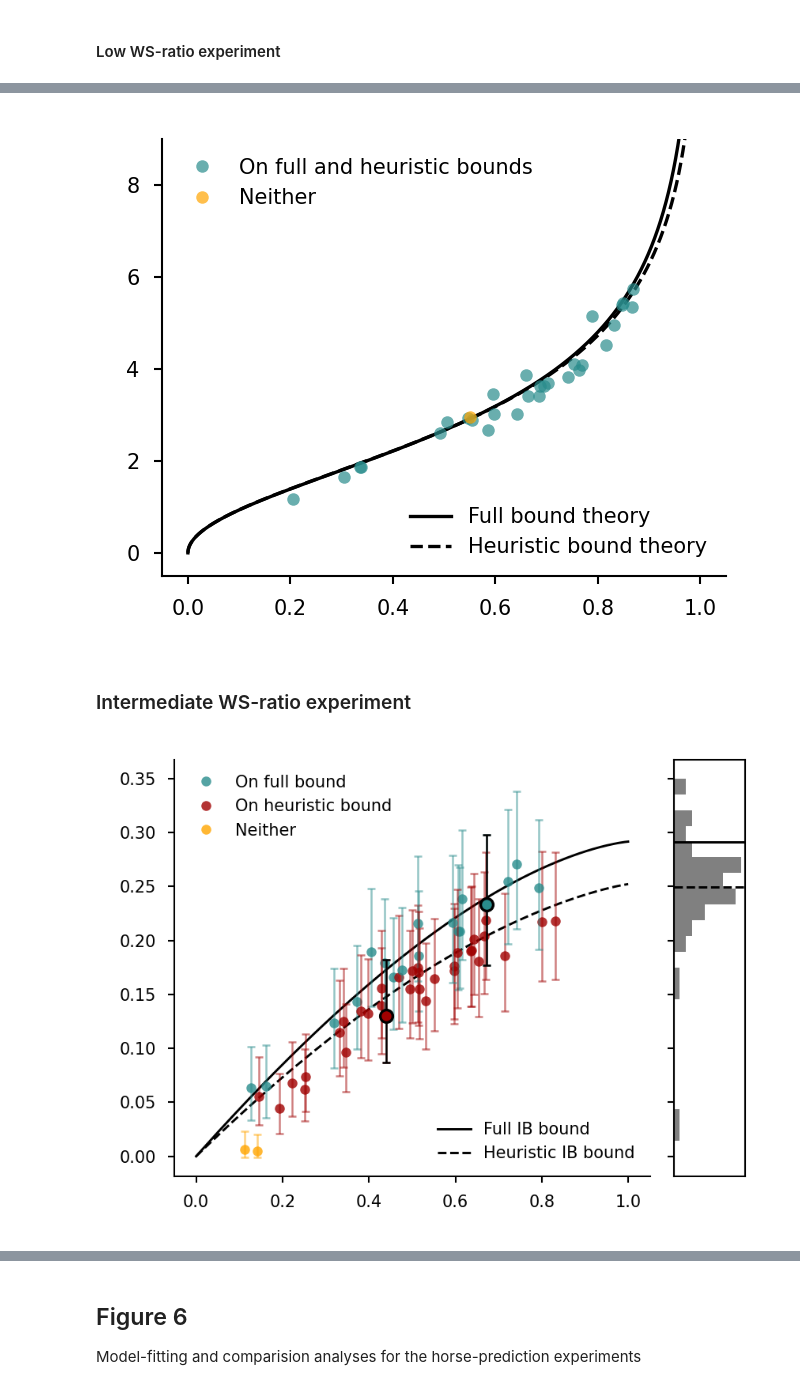
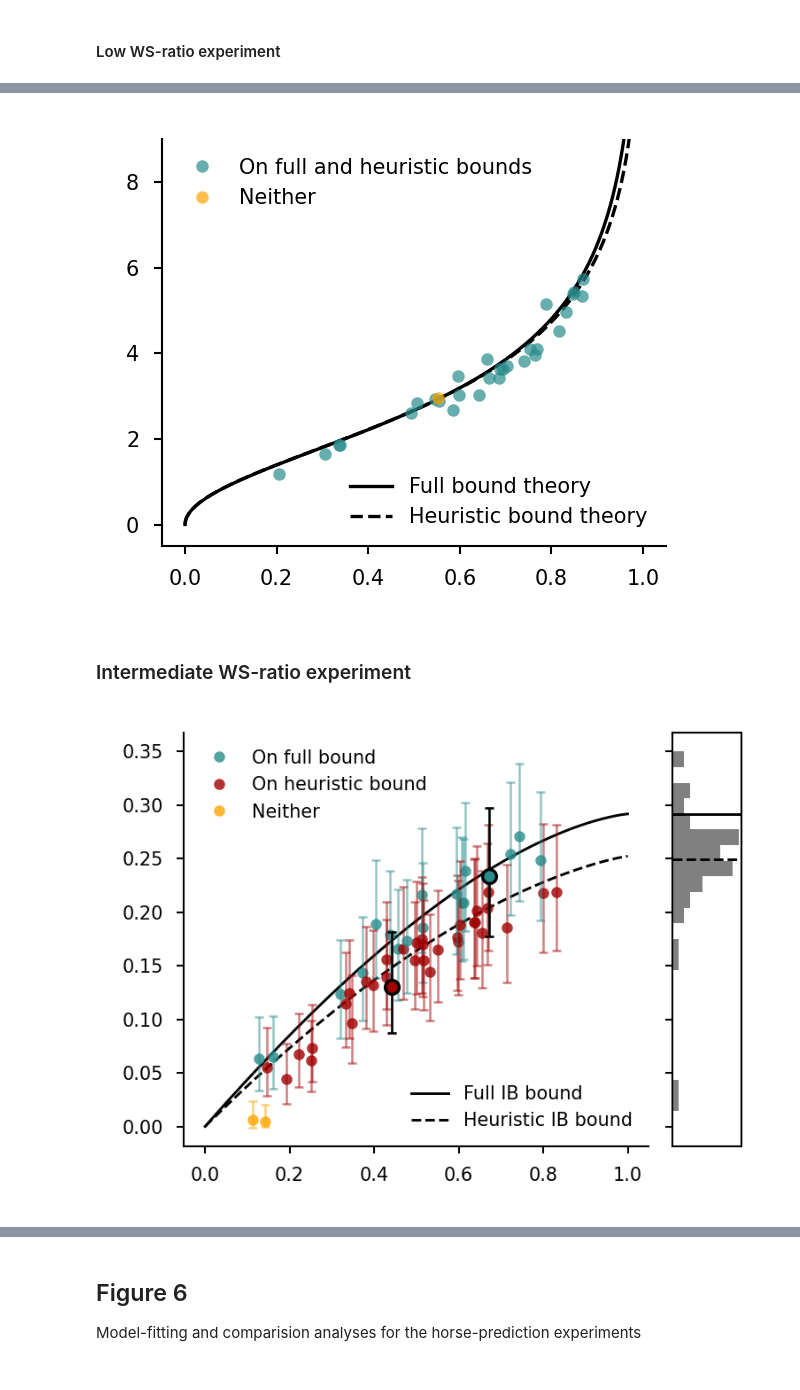
Before and after one commit to jacobaparker/human-inference-IB, a Jupyter notebook: main_analyses_figures.ipynb, the cells around one changed output, grey strips where cells are left out. Saved outputs shown, nothing was run; the diff lists cells and outputs as text; code cells hidden in the pictures.

```diff
--- a/main_analyses_figures.ipynb
+++ b/main_analyses_figures.ipynb
@@ -564,7 +569,7 @@ ibdf_beads[conds]['bound_class'].value_counts()
 choicedf_beads = pd.read_csv(beads_datadir + 'sj-psychometric-data.csv')
 postdf_beads = pd.read_csv(beads_datadir + 'strat-post-probs.csv')
 
-fig, axs = plt.subplots(2,2, figsize=(2.25,2), dpi=300)
+fig, axs = plt.subplots(2,2, figsize=(2.3,2.05), dpi=300)
 
 strats = ['fully-optimal','1-back']
 strat_colors = {
@@ -591,6 +596,6 @@ for ii, sj in enumerate(highlighted_sjs):
             axs[ii,jj].set_xticklabels([])
         if jj == 1:
             axs[ii,jj].set_yticklabels([])
-plt.tight_layout()
+plt.tight_layout(pad=1)
 savefig(fig, 'Figure3/figure3_beads_PMFs')
 # %% [output]
@@ -604,7 +609,7 @@ alldata_beads = pd.merge(ibdf_beads, modeldf_beads, on=['subject_ID', 'subject_i
 
 conds = (alldata_beads['Ixr'] >= 0.05) & (alldata_beads['run']==2)
 
-fig, ax = plt.subplots(figsize=(2.3, 1.9), dpi=300)
+fig, ax = plt.subplots(figsize=(2.1, 1.8), dpi=300)
 
 ib_theory, = ax.plot(emp_softmax_curve_opt_beads['I_XR'], emp_softmax_curve_opt_beads['betastar'], 'k', alpha=1,linewidth=0.8,label='Full bound theory')
 heur_theory, = ax.plot(emp_softmax_curve_heur_beads['I_XR'], emp_softmax_curve_heur_beads['betastar'], '--k', alpha=1,linewidth=0.8,label='Heuristic bound theory')
@@ -1045,7 +1059,7 @@ ibdf_ = ibdf_dict[exp].copy()
 
 conds = (ibdf_['exclude_Ixr'] == 0)
 
-fig, ax = plt.subplots(figsize=(3, 2.2), dpi=300)
+fig, ax = plt.subplots(figsize=(2.7, 2), dpi=300)
 
 full_bound, = ax.plot(bound_dict_horses[stats]['full']['I_XR'], bound_dict_horses[stats]['full']['I_RY'], 'k', linewidth=0.7, label='Full IB bound')
 heur_bound, = ax.plot(bound_dict_horses[stats]['equal-weights']['I_XR'], bound_dict_horses[stats]['equal-weights']['I_RY'], '--k', linewidth=0.7, label='Heuristic IB bound')
@@ -1169,7 +1188,7 @@ alldata_dict[exp] = alldata_.copy()
 
 conds = (alldata_['exclude_Ixr'] == 0)
 
-fig, ax = plt.subplots(figsize=(2.3, 1.9), dpi=300)
+fig, ax = plt.subplots(figsize=(2.1, 1.8), dpi=300)
 
 ib_theory, = ax.plot(softmax_dict_horses[stats]['full']['I_XR'], softmax_dict_horses[stats]['full']['betastar'], 'k', alpha=1,linewidth=0.8,label='Full bound theory')
 heur_theory, = ax.plot(softmax_dict_horses[stats]['equal-weights']['I_XR'], softmax_dict_horses[stats]['equal-weights']['betastar'], '--k', alpha=1,linewidth=0.8,label='Heuristic bound theory')
@@ -1190,7 +1209,7 @@ format_axis(ax)
 plt.tight_layout()
 savefig(fig, 'Figure5/figure5_horses_lowWS_betastar_vs_Ixr')
 # %% [output]
-[figure, old version]
+[figure, new version]
 # %% [markdown]
 ### Intermediate WS-ratio experiment
 # %%
@@ -1208,7 +1227,7 @@ ibdf_ = ibdf_dict[exp].copy()
 
 conds = (ibdf_['exclude_Ixr'] == 0)
 
-fig, ax = plt.subplots(figsize=(3, 2.2), dpi=300)
+fig, ax = plt.subplots(figsize=(2.7, 2), dpi=300)
 
 full_bound, = ax.plot(bound_dict_horses[stats]['full']['I_XR'], bound_dict_horses[stats]['full']['I_RY'], 'k', linewidth=0.7, label='Full IB bound')
 heur_bound, = ax.plot(bound_dict_horses[stats]['equal-weights']['I_XR'], bound_dict_horses[stats]['equal-weights']['I_RY'], '--k', linewidth=0.7, label='Heuristic IB bound')
@@ -1247,33 +1266,33 @@ ax.add_artist(leg1)
 format_axis(ax)
 
 # Iry_interp_opt = np.interp(ibdf_.loc[conds,'Ixr'], bound_dict_horses[stats]['full']['I_XR'], bound_dict_horses[stats]['full']['I_RY'])
 Iry_interp_opt = np.interp(ibdf_.loc[conds,'Ixr'], bound_dict_horses[stats]['full']['I_XR'], bound_dict_horses[stats]['full']['I_RY'])
 Iry_interp_heur = np.interp(ibdf_.loc[conds,'Ixr'], bound_dict_horses[stats]['equal-weights']['I_XR'], bound_dict_horses[stats]['equal-weights']['I_RY'])
 heur_efficiency = Iry_interp_heur / np.interp(ibdf_.loc[conds,'Ixr'], bound_dict_horses[stats]['full']['I_XR'], bound_dict_horses[stats]['full']['I_RY'])
 
 avg_rel_heur = heur_efficiency.mean()
 yvals_norm = ibdf_.loc[conds,'info_efficiency'].to_numpy() * bound_dict_horses[stats]['full']['I_RY'].max()
 bins = (np.arange(0,1.25,0.05)) * bound_dict_horses[stats]['full']['I_RY'].max()
 counts, bins = np.histogram(yvals_norm, bins=bins)
 
 ax_hist = ax.inset_axes([1.05, 0, 0.15, 1], sharey=ax)
 ax_hist.barh((bins[:-1] + bins[1:]) / 2, counts, height=(bins[1] - bins[0]), color='gray')
 ax_hist.axhline(bound_dict_horses[stats]['full']['I_RY'].max(), color='black', linestyle='-', linewidth=0.7)
 ax_hist.axhline(avg_rel_heur * bound_dict_horses[stats]['full']['I_RY'].max(), color='black', linestyle='--', linewidth=0.7)
 # ax_hist.set_xlabel('Count')
 ax_hist.set_ylabel('')
 # ax_hist.set_yticks([])
 ax_hist.tick_params(axis='y', labelleft=False, labelsize=5, width=0.5, length=2)
 ax_hist.set_xticks([])
 ax_hist.set_ylim(ax.get_ylim())
 ax_hist.grid(False)
 ax_hist.spines['bottom'].set_linewidth(0.5)
 ax_hist.spines['left'].set_linewidth(0.5)
 ax_hist.spines['top'].set_linewidth(0.5)
 ax_hist.spines['right'].set_linewidth(0.5)
 plt.tight_layout()
 savefig(fig, 'Figure5/figure5_horses_midWS_IBplot')
 # %% [output]
-[figure, old version]
+[figure, new version]
 # %%
 ibdf_[conds]['bound_class'].value_counts()
```
Also changed, not shown: parts of 32 cells of this notebook, 45 other files.
